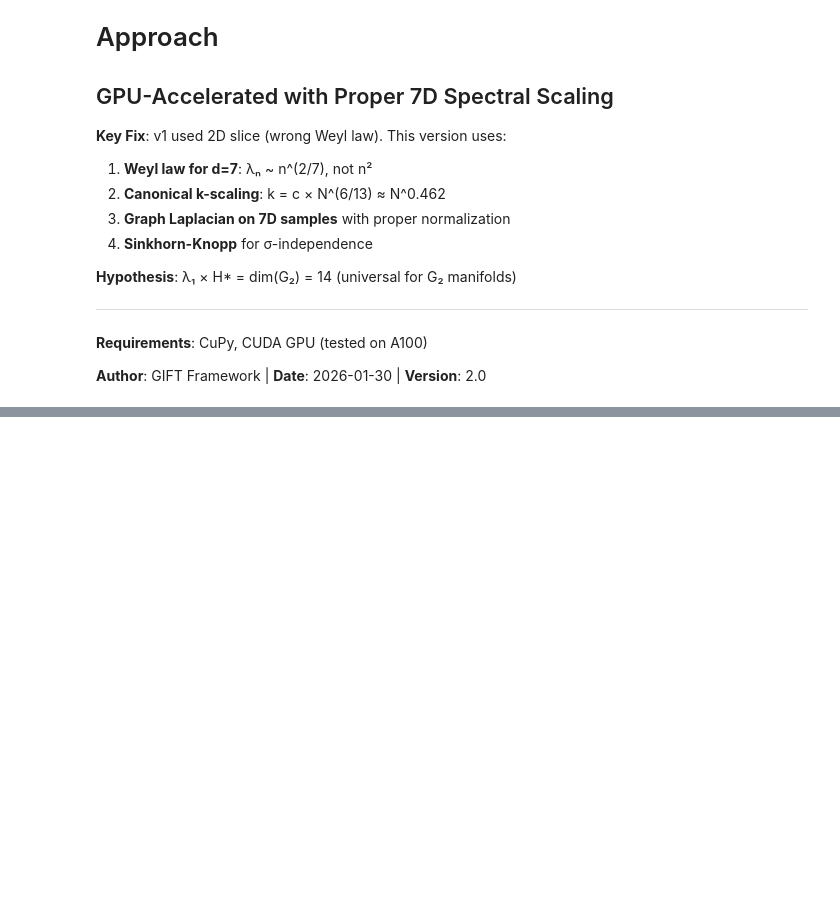
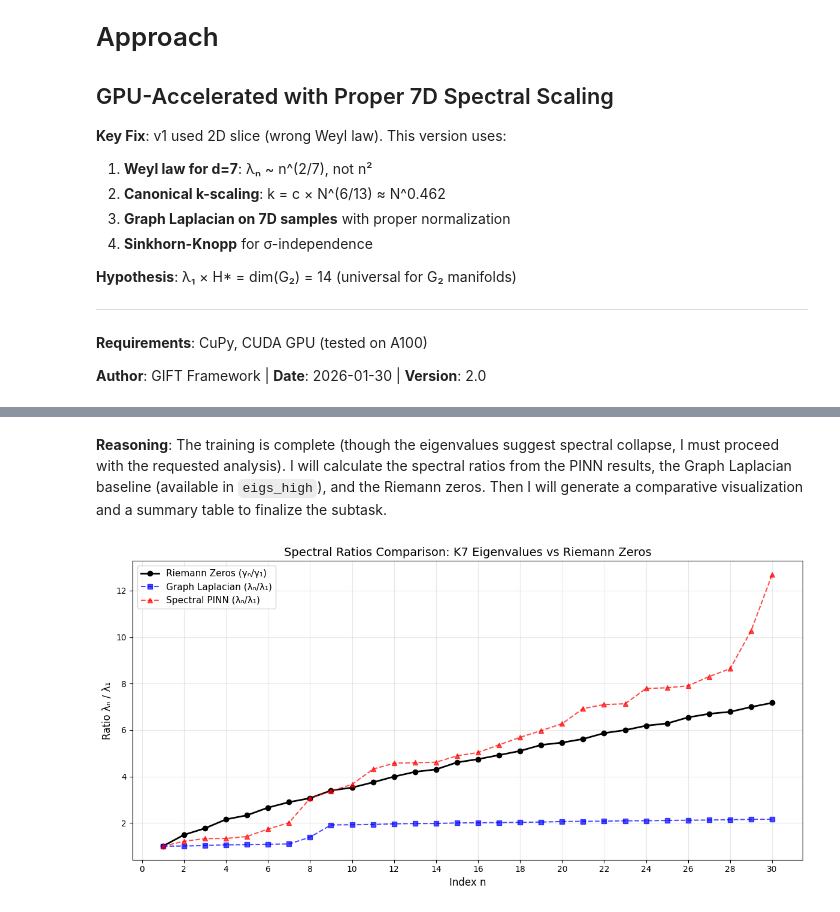
Before and after one commit to gift-framework/GIFT, a Jupyter notebook: research/notebooks/K7_Riemann_Verification_v2_GPU.ipynb, the cells around one changed output, grey strips where cells are left out. Cells and saved outputs as stored; diff of their text form; code cells hidden in the pictures; blank space fills up the shorter version.

```diff
--- a/research/notebooks/K7_Riemann_Verification_v2_GPU.ipynb
+++ b/research/notebooks/K7_Riemann_Verification_v2_GPU.ipynb
@@ -628,0 +1141,70 @@ See also: Spectral_Gap_Rayleigh.ipynb for PINN approach.
+# %% [markdown]
+**Reasoning**:
+The training is complete (though the eigenvalues suggest spectral collapse, I must proceed with the requested analysis). I will calculate the spectral ratios from the PINN results, the Graph Laplacian baseline (available in `eigs_high`), and the Riemann zeros. Then I will generate a comparative visualization and a summary table to finalize the subtask.
+# %%
+import matplotlib.pyplot as plt
+
+# 1. Prepare Data
+# PINN Eigenvalues (from last iteration)
+pinn_eigs = np.sort(eig_hist[-1])
+
+# Graph Laplacian Eigenvalues (from previous subtask, variable 'eigs_high')
+# Ensure we take the first 30 to match
+gl_eigs = eigs_high[:30]
+
+# Riemann Zeros (first 30)
+riemann_zeros = RIEMANN_ZEROS[:30]
+
+# 2. Compute Ratios (Normalized to first eigenvalue)
+# Handle potential division by zero for collapsed PINN spectrum
+if pinn_eigs[0] < 1e-9:
+    print("\u26a0\ufe0f WARNING: PINN spectrum appears collapsed (\u03bb\u2081 \u2248 0). Ratios may be numerical noise.")
+    pinn_ratios = pinn_eigs / (pinn_eigs[0] + 1e-12)
+else:
+    pinn_ratios = pinn_eigs / pinn_eigs[0]
+
+gl_ratios = gl_eigs / gl_eigs[0]
+riemann_ratios = riemann_zeros / riemann_zeros[0]
+
+# 3. Visualization
+plt.figure(figsize=(12, 6))
+
+x_axis = np.arange(1, 31)
+
+# Plot Ratios
+plt.plot(x_axis, riemann_ratios, 'k-o', linewidth=2, label='Riemann Zeros (\u03b3\u2099/\u03b3\u2081)')
+plt.plot(x_axis, gl_ratios, 'b--s', alpha=0.7, label='Graph Laplacian (\u03bb\u2099/\u03bb\u2081)')
+plt.plot(x_axis, pinn_ratios, 'r--^', alpha=0.7, label='Spectral PINN (\u03bb\u2099/\u03bb\u2081)')
+
+plt.title('Spectral Ratios Comparison: K7 Eigenvalues vs Riemann Zeros', fontsize=14)
+plt.xlabel('Index n', fontsize=12)
+plt.ylabel('Ratio \u03bb\u2099 / \u03bb\u2081', fontsize=12)
+plt.legend(fontsize=11)
+plt.grid(True, alpha=0.3)
+plt.xticks(np.arange(0, 31, 2))
+
+plt.tight_layout()
+plt.savefig('K7_Spectral_Comparison.png')
+plt.show()
+
+# 4. Summary Table
+print("="*65)
+print("SPECTRAL RATIO COMPARISON TABLE")
+print("="*65)
+print(f"{'n':<4} | {'Riemann':<10} | {'GraphLap':<10} | {'PINN':<10} | {'GL_Err%':<8} | {'PINN_Err%':<8}")
+print("-"*65)
+
+for i in range(15): # Show first 15
+    n = i + 1
+    r_target = riemann_ratios[i]
+    r_gl = gl_ratios[i]
+    r_pinn = pinn_ratios[i]
+
+    err_gl = abs(r_gl - r_target) / r_target * 100
+    err_pinn = abs(r_pinn - r_target) / r_target * 100
+
+    print(f"{n:<4} | {r_target:<10.4f} | {r_gl:<10.4f} | {r_pinn:<10.4f} | {err_gl:<8.1f} | {err_pinn:<8.1f}")
+
+print("="*65)
+# %% [output]
+[figure, added]
```
Also changed, not shown: parts of 25 cells of this notebook.
